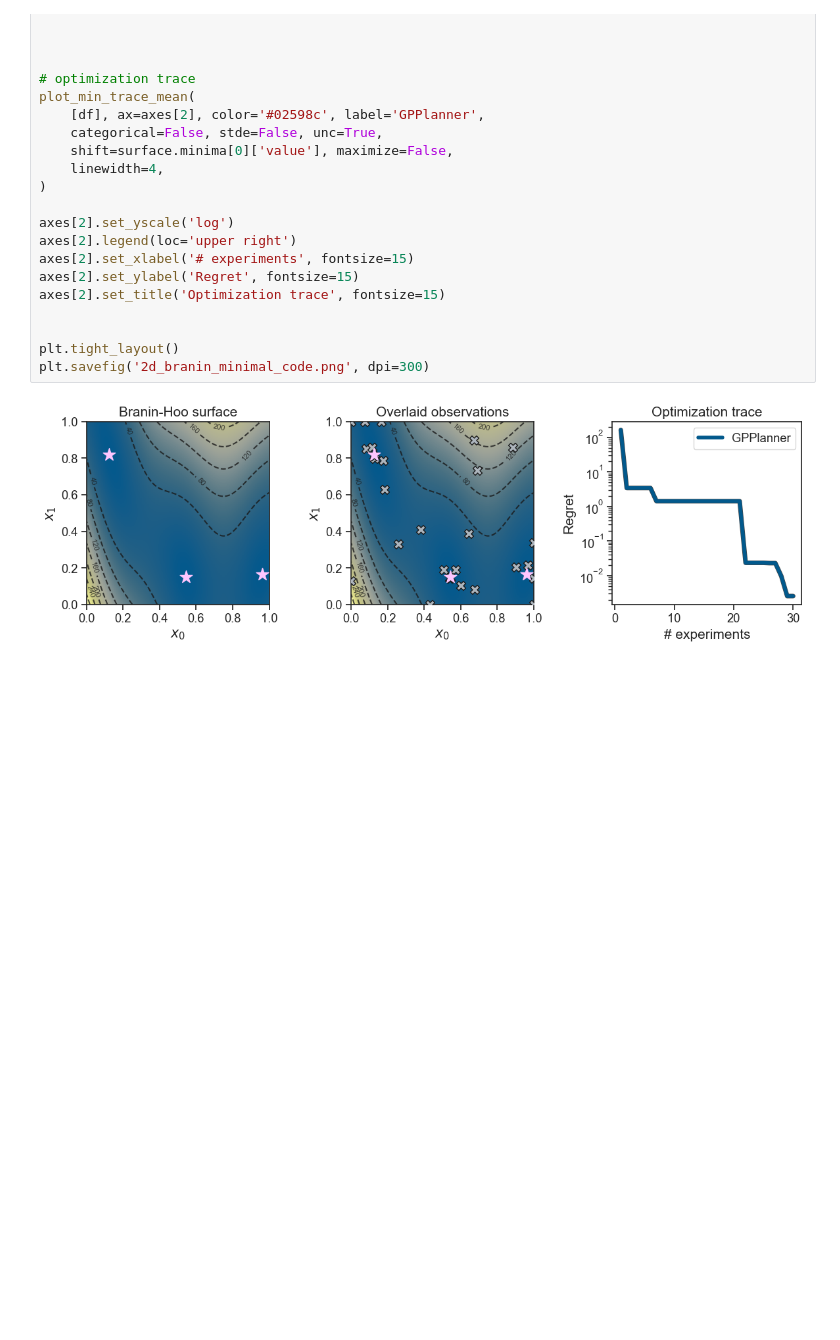
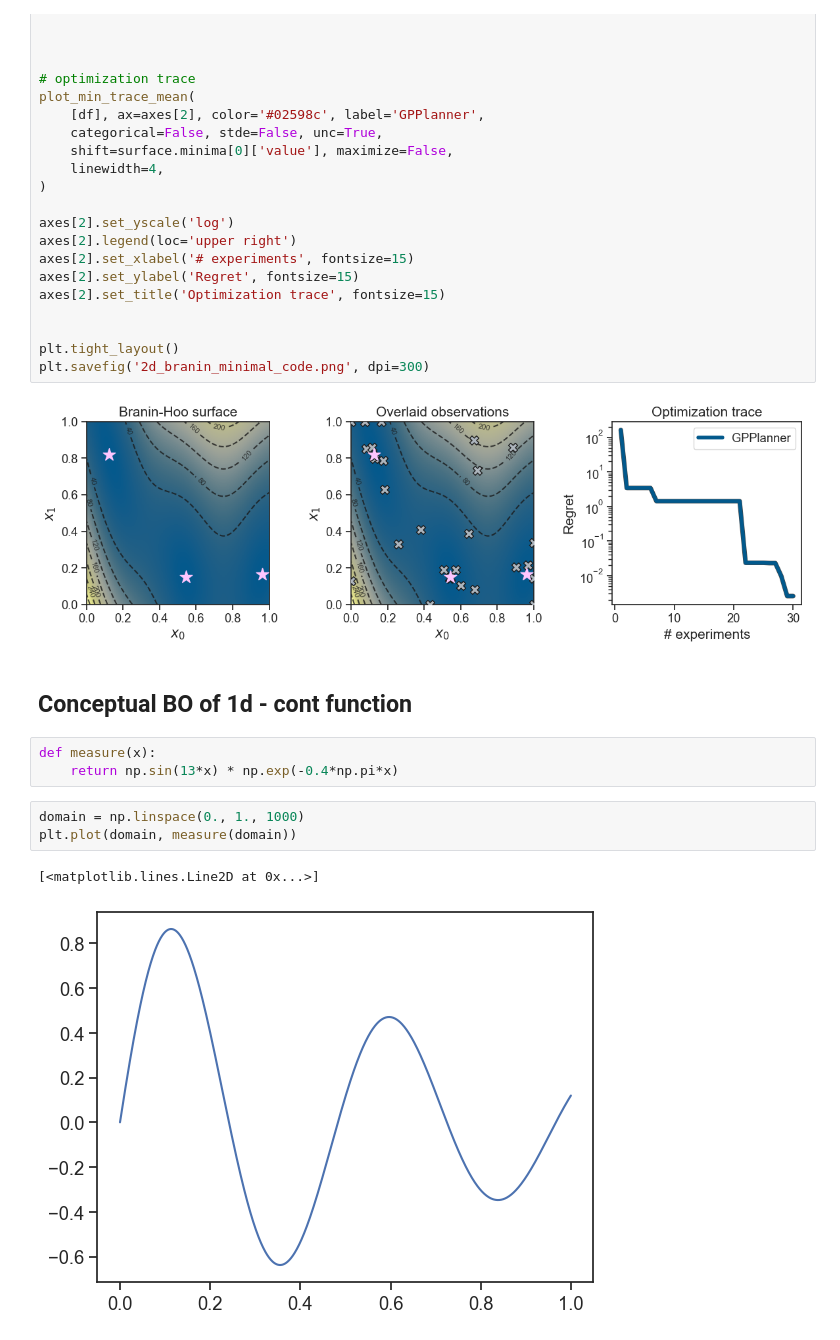
Before and after one commit to aspuru-guzik-group/atlas, a Jupyter notebook: examples/minimal_code_paper/plot_results.ipynb, the cells around one changed output. Saved outputs shown, nothing was run; the diff lists cells and outputs as text; blank space fills up the shorter version.

```diff
--- a/examples/minimal_code_paper/plot_results.ipynb
+++ b/examples/minimal_code_paper/plot_results.ipynb
@@ -276,3 +280,14 @@ plt.tight_layout()
 plt.savefig('2d_branin_minimal_code.png', dpi=300)
 # %% [output]
 [figure]
+# %% [markdown]
+## Conceptual BO of 1d - cont function
+# %%
+def measure(x):
+    return np.sin(13*x) * np.exp(-0.4*np.pi*x)
+# %%
+domain = np.linspace(0., 1., 1000)
+plt.plot(domain, measure(domain))
+# %% [output]
+[<matplotlib.lines.Line2D at 0x...>]
+[figure, added]
```
Also changed, not shown: parts of 4 cells of this notebook, 40 other files.
